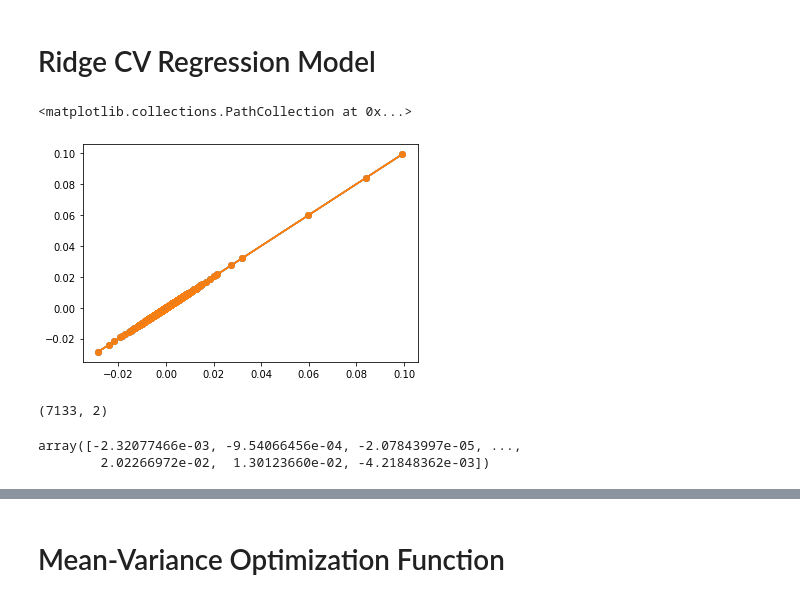
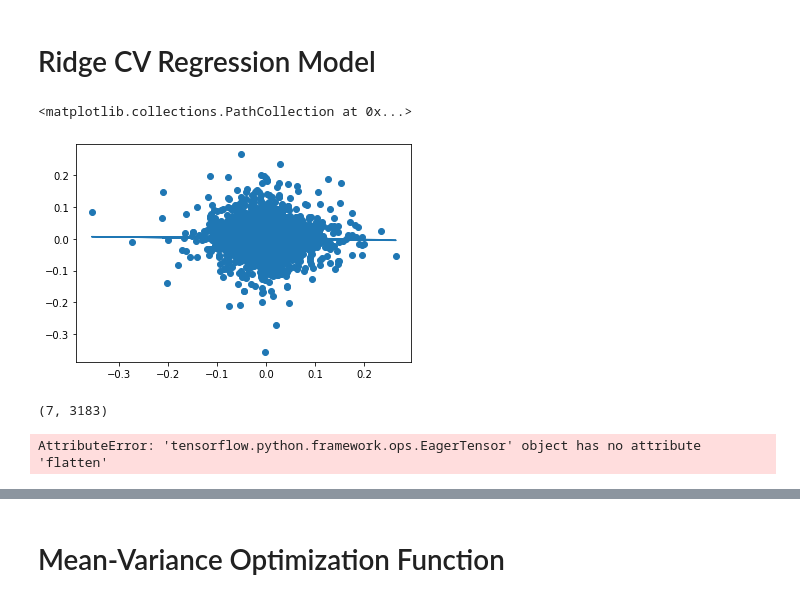
Before and after one commit to NSanip/Mentorship, a Jupyter notebook: Machine Learning Portfolio.ipynb, the cells around one changed output, grey strips where cells are left out. Saved outputs shown, nothing was run; the diff lists cells and outputs as text; code cells hidden in the pictures.

```diff
--- a/Machine Learning Portfolio.ipynb
+++ b/Machine Learning Portfolio.ipynb
@@ -19,0 +34,7 @@ stocks = pd.concat([yf.Ticker(i).history(period = "max")["Close"].pct_change().d
+# %%
+t = stocks["2020":]
+window_size = 3
+windows = timeseries_dataset_from_array(t.iloc[:-window_size], t.shift(-window_size).dropna(), window_size,batch_size = len(t)-1)
+X, Y = [i for i in windows][0]
+X_test = np.vstack([X[:,:,i].numpy() for i in range(len(tickers))])
+Y_test = np.hstack([Y[:,i].numpy() for i in range(len(tickers))])
@@ -35,20 +68,20 @@ Y = np.vstack((Y[col].values.reshape(-1,1) for col in Y.columns)).flatten()
 # Ridge CV Regression Model
 # %%
 model = linear_model.LinearRegression()
-model.fit(X, Y)
-y_pred = model.predict(X)
-plt.plot(X, y_pred)
-plt.scatter(X[:,0], Y)
-plt.scatter(X[:,0], Y)
+model.fit(X_test, Y_test)
+y_pred = model.predict(X_test)
+plt.plot(X_test[:,0], y_pred)
+plt.scatter(X_test[:,0], Y_test)
 # %% [output]
 <matplotlib.collections.PathCollection at 0x...>
-[figure, old version]
+[figure, new version]
-# %%
-X.shape
-# %% [output]
-(7133, 2)
-# %%
-Y
-# %% [output]
-array([-2.32077466e-03, -9.54066456e-04, -2.07843997e-05, ...,
-        2.02266972e-02,  1.30123660e-02, -4.21848362e-03])
+# %%
+X_test.shape-
+Y_test[]
+# %% [output]
+(7, 3183)
+# %%
+
+X.nim
+# %% [output]
+AttributeError: 'tensorflow.python.framework.ops.EagerTensor' object has no attribute 'flatten'
```
Also changed, not shown: parts of 12 cells of this notebook, 3 other files.
